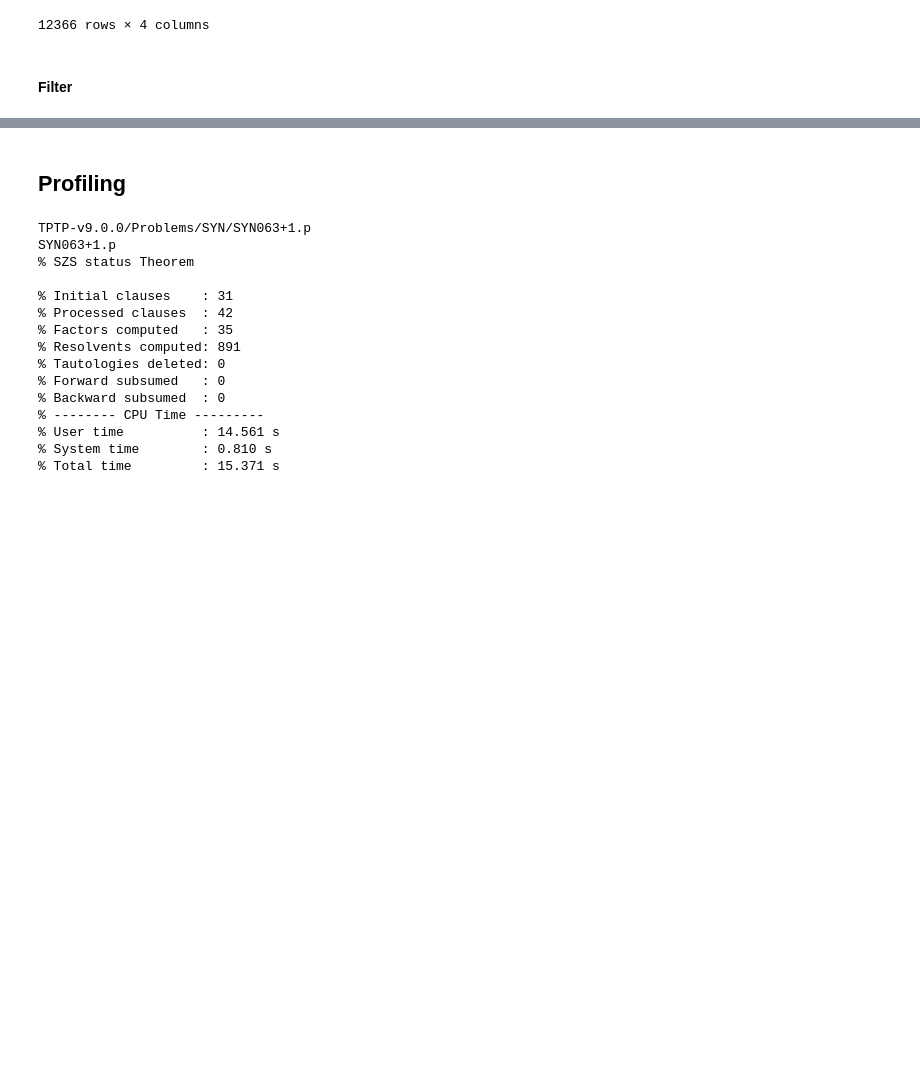
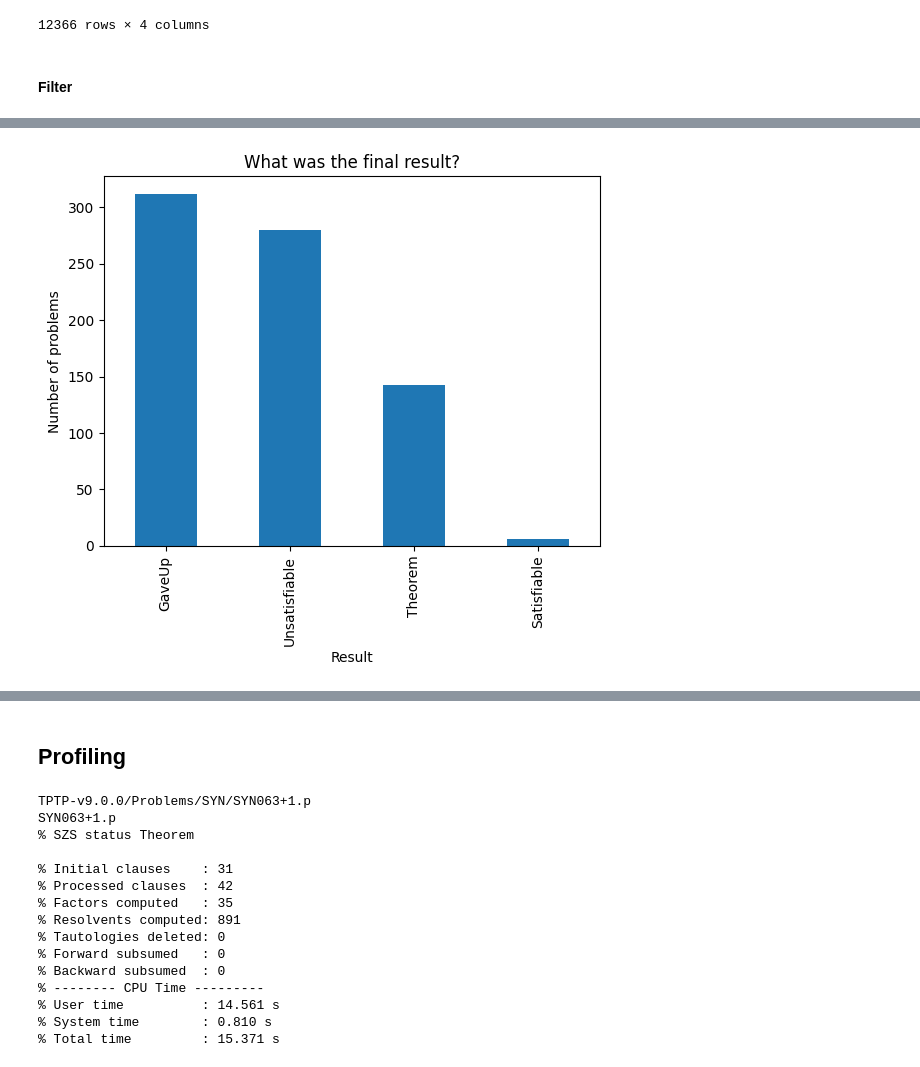
Before and after one commit to GehriJan/coursework-pyres, a Jupyter notebook: src/notebook.ipynb, the cells around one changed output, grey strips where cells are left out. Saved outputs shown, nothing was run; the diff lists cells and outputs as text; code cells hidden in the pictures; blank space fills up the shorter version.

```diff
--- a/src/notebook.ipynb
+++ b/src/notebook.ipynb
@@ -306,0 +342,18 @@ IndexError: single positional indexer is out-of-bounds
+# %%
+(
+    df_se_indi
+    [df_se_indi["szs_status_of_max_r"].notnull()]
+    ["szs_status_of_max_r"]
+    .apply(lambda text: text.replace("SZS status ", ""))
+    .value_counts()
+    .sort_values(ascending=False)
+    .plot(
+        title="What was the final result?",
+        xlabel="Result",
+        ylabel="Number of problems",
+        kind="bar",
+    )
+)
+plt.show()
+# %% [output]
+[figure, added]
```
Also changed, not shown: parts of 10 cells of this notebook, 2 other files.
